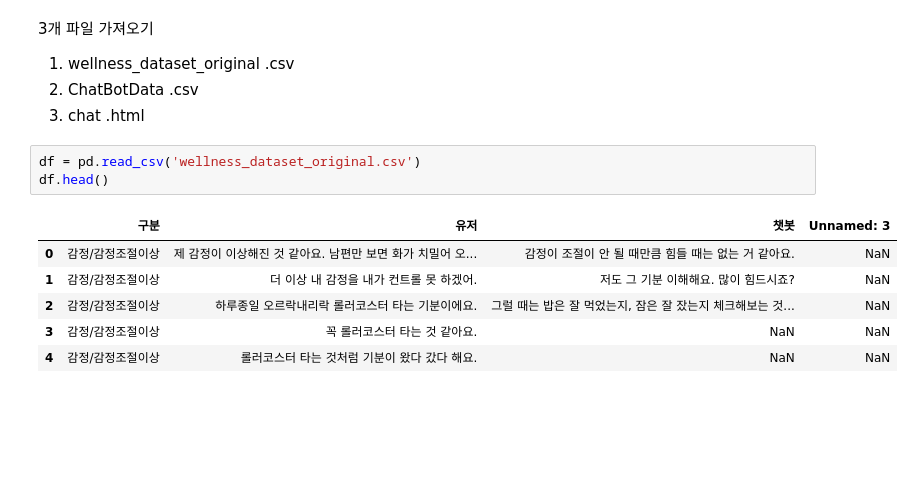
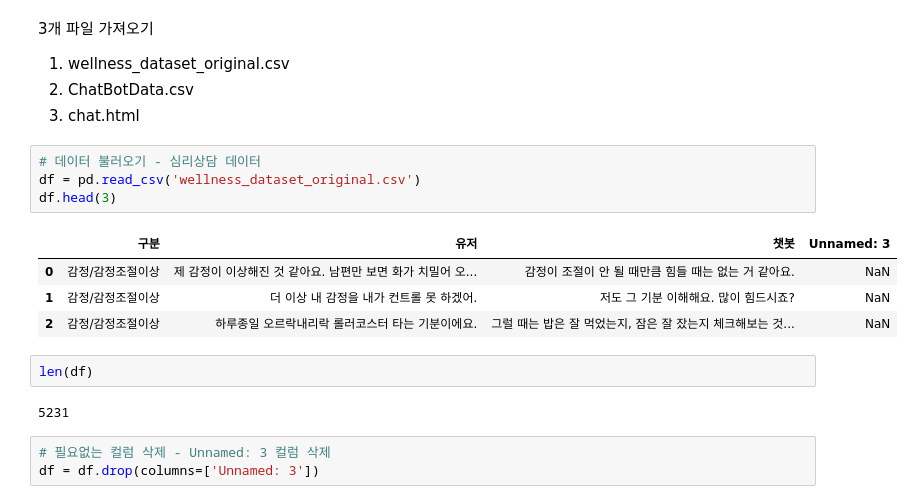
Before and after one commit to onulee/https---github.com-onulee-kdigital1, a Jupyter notebook: 11.deep/d0801/j0801_01.ipynb, the cells around one changed output. Drawn from its saved outputs; the diff is of its cells as text; blank space fills up the shorter version.

```diff
--- a/11.deep/d0801/j0801_01.ipynb
+++ b/11.deep/d0801/j0801_01.ipynb
@@ -29,10 +26,16 @@ embeddings.shape
 # %%
+# 데이터 불러오기 - 심리상담 데이터
 df = pd.read_csv('wellness_dataset_original.csv')
-df.head()
+df.head(3)
 # %% [output]
 |  | 구분 | 유저 | 챗봇 | Unnamed: 3 |
 | 0 | 감정/감정조절이상 | 제 감정이 이상해진 것 같아요. 남편만 보면 화가 치밀어 오... | 감정이 조절이 안 될 때만큼 힘들 때는 없는 거 같아요. | NaN |
 | 1 | 감정/감정조절이상 | 더 이상 내 감정을 내가 컨트롤 못 하겠어. | 저도 그 기분 이해해요. 많이 힘드시죠? | NaN |
 | 2 | 감정/감정조절이상 | 하루종일 오르락내리락 롤러코스터 타는 기분이에요. | 그럴 때는 밥은 잘 먹었는지, 잠은 잘 잤는지 체크해보는 것... | NaN |
-| 3 | 감정/감정조절이상 | 꼭 롤러코스터 타는 것 같아요. | NaN | NaN |
-| 4 | 감정/감정조절이상 | 롤러코스터 타는 것처럼 기분이 왔다 갔다 해요. | NaN | NaN |
+# %%
+len(df)
+# %% [output]
+5231
+# %%
+# 필요없는 컬럼 삭제 - Unnamed: 3 컬럼 삭제
+df = df.drop(columns=['Unnamed: 3'])
```
Also changed, not shown: parts of 12 cells of this notebook.
